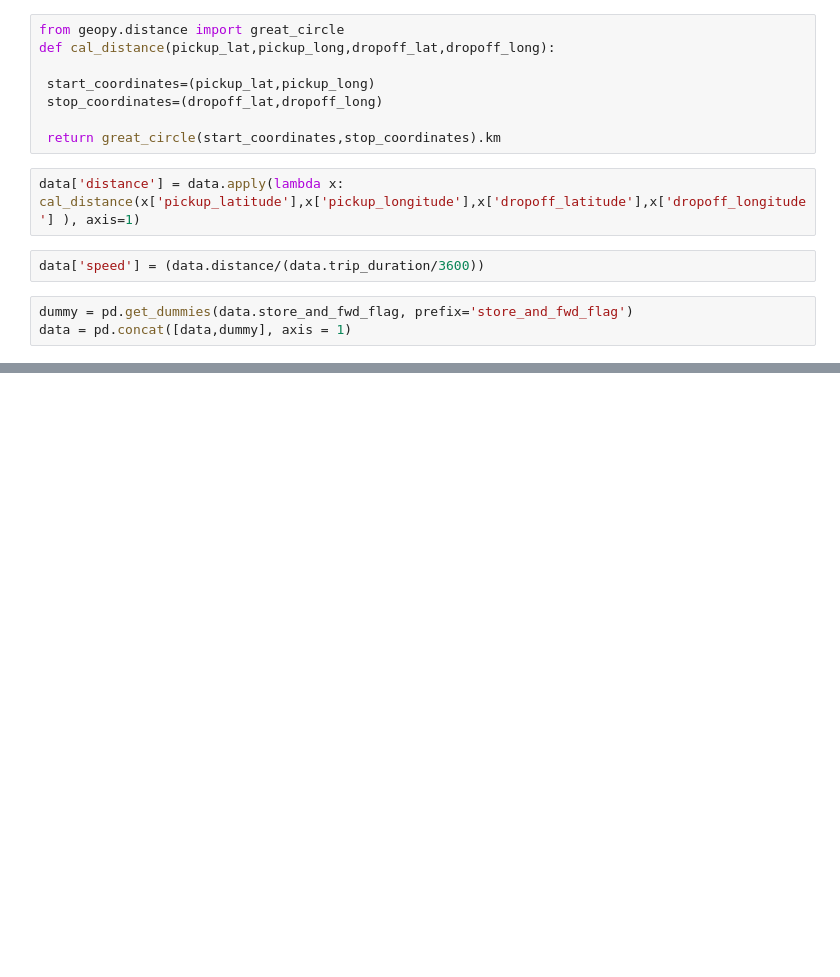
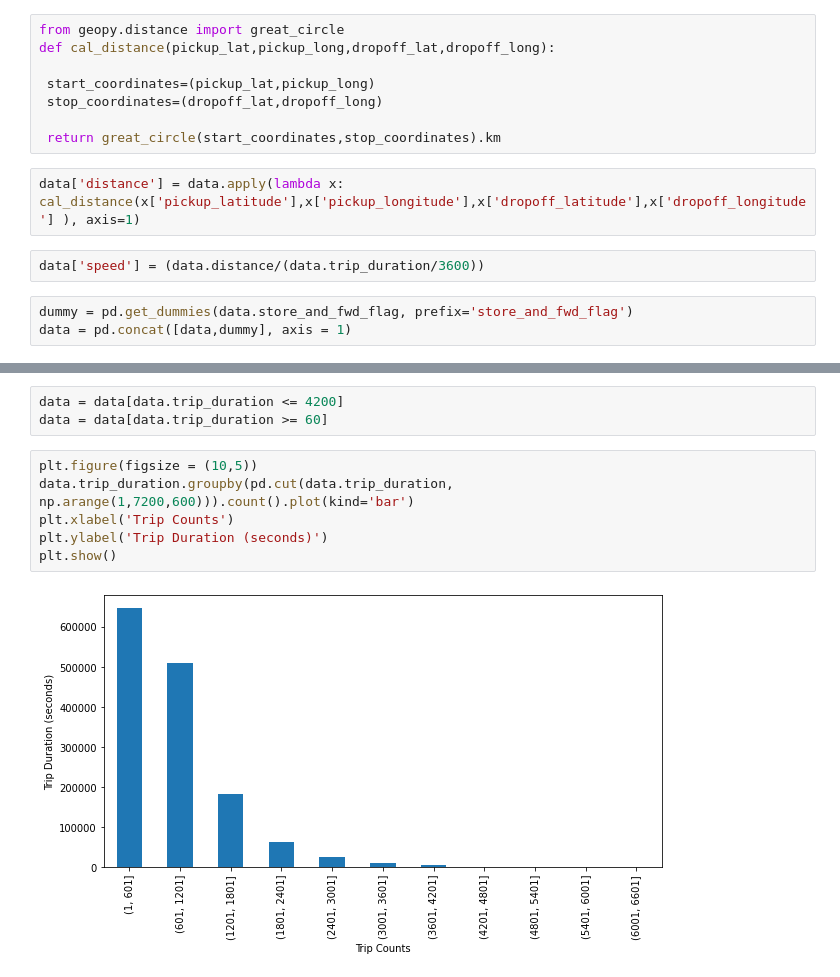
Before and after one commit to hetkothari/NYC-Taxi-Trip-Capstone-, a Jupyter notebook: NYC_Taxi_Trip.ipynb, the cells around one changed output, grey strips where cells are left out. Drawn from its saved outputs; the diff is of its cells as text; blank space fills up the shorter version.

```diff
--- a/NYC_Taxi_Trip.ipynb
+++ b/NYC_Taxi_Trip.ipynb
@@ -148,0 +157,11 @@ data = pd.concat([data,dummy], axis = 1)
+# %%
+data = data[data.trip_duration <= 4200]
+data = data[data.trip_duration >= 60]
+# %%
+plt.figure(figsize = (10,5))
+data.trip_duration.groupby(pd.cut(data.trip_duration, np.arange(1,7200,600))).count().plot(kind='bar')
+plt.xlabel('Trip Counts')
+plt.ylabel('Trip Duration (seconds)')
+plt.show()
+# %% [output]
+[figure, added]
```
Also changed, not shown: parts of 10 cells of this notebook.
